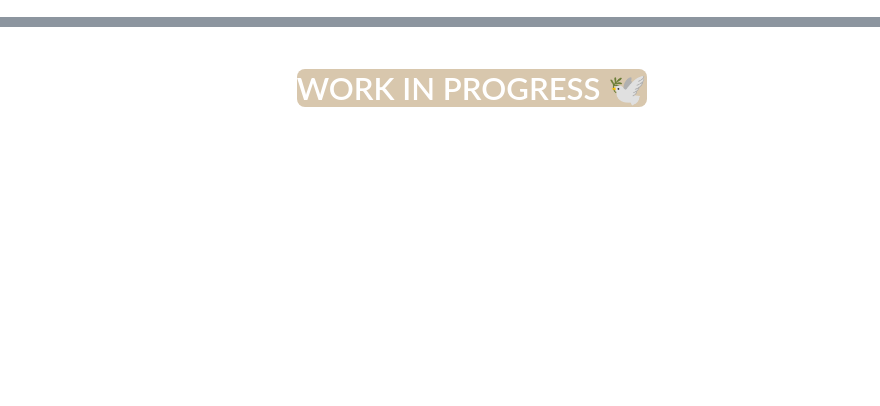
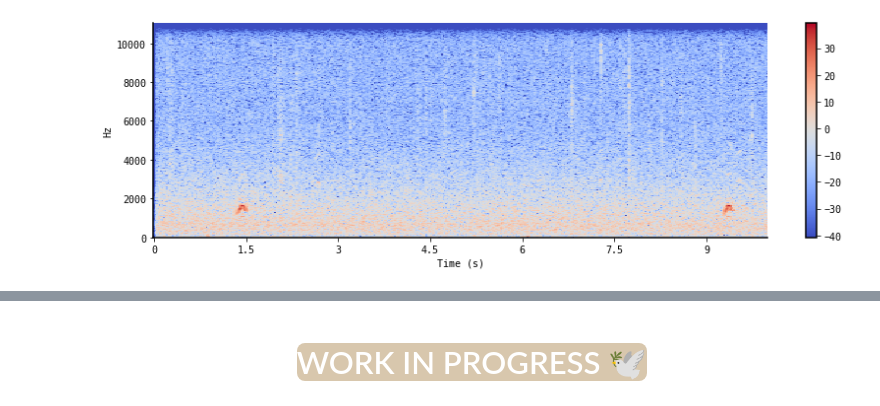
Before and after one commit to heyrobin/Birds-identify-eda, a Jupyter notebook: birds-eda.ipynb, the cells around one changed output, grey strips where cells are left out. Cells and saved outputs as stored; diff of their text form; code cells hidden in the pictures; blank space fills up the shorter version.

```diff
--- a/birds-eda.ipynb
+++ b/birds-eda.ipynb
@@ -159,0 +242,3 @@ bird(2,"Japanese Bush Warbler")
+# %%
+bird(2,"Black-crowned Night-Heron")
+# %% [output]
@@ -159,0 +246 @@ bird(2,"Japanese Bush Warbler")
+[figure, added]
```
Also changed, not shown: parts of 32 cells of this notebook.
